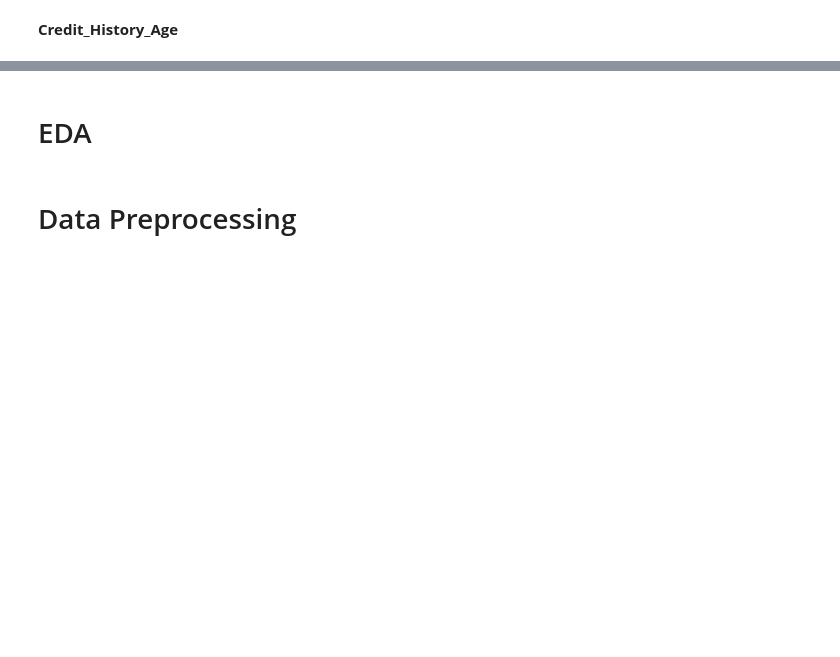
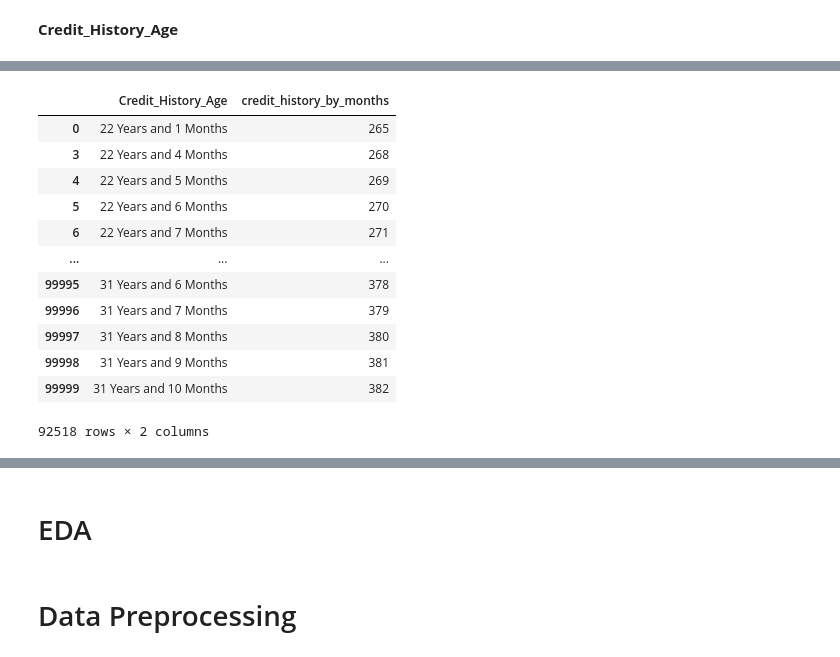
Before and after one commit to ishamel101/Credit-Score-Classification, a Jupyter notebook: Credit Score Classification.ipynb, the cells around one changed output, grey strips where cells are left out. Cells and saved outputs as stored; diff of their text form; code cells hidden in the pictures; blank space fills up the shorter version.

```diff
--- a/Credit Score Classification.ipynb
+++ b/Credit Score Classification.ipynb
@@ -463,0 +579,24 @@ df
+# %%
+# Function to convert years and months to total months
+def convert_to_months(x):
+    years, months = x.split(' Years and ')
+    months = months.split(' Months')[0]
+    return int(years) * 12 + int(months)
+
+# Apply the function to create the new column
+data_training['credit_history_by_months'] = data_training['Credit_History_Age'].apply(convert_to_months)
+data_training.iloc[:, [21, -1]]
+# %% [output]
+|  | Credit_History_Age | credit_history_by_months |
+| 0 | 22 Years and 1 Months | 265 |
+| 3 | 22 Years and 4 Months | 268 |
+| 4 | 22 Years and 5 Months | 269 |
+| 5 | 22 Years and 6 Months | 270 |
+| 6 | 22 Years and 7 Months | 271 |
+| ... | ... | ... |
+| 99995 | 31 Years and 6 Months | 378 |
+| 99996 | 31 Years and 7 Months | 379 |
+| 99997 | 31 Years and 8 Months | 380 |
+| 99998 | 31 Years and 9 Months | 381 |
+| 99999 | 31 Years and 10 Months | 382 |
+92518 rows × 2 columns
```
Also changed, not shown: parts of 58 cells of this notebook.
